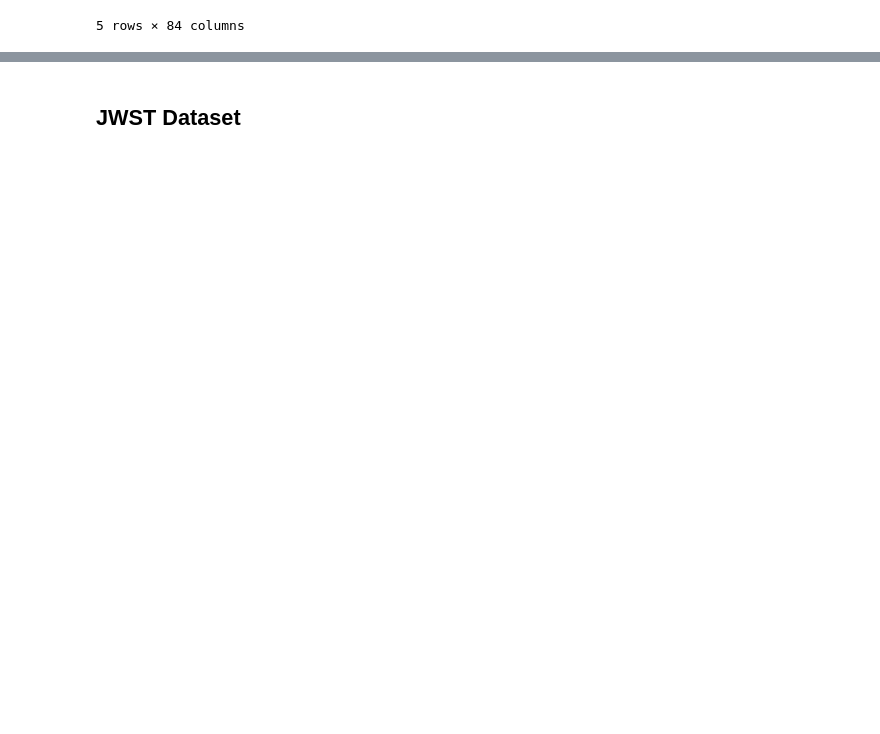
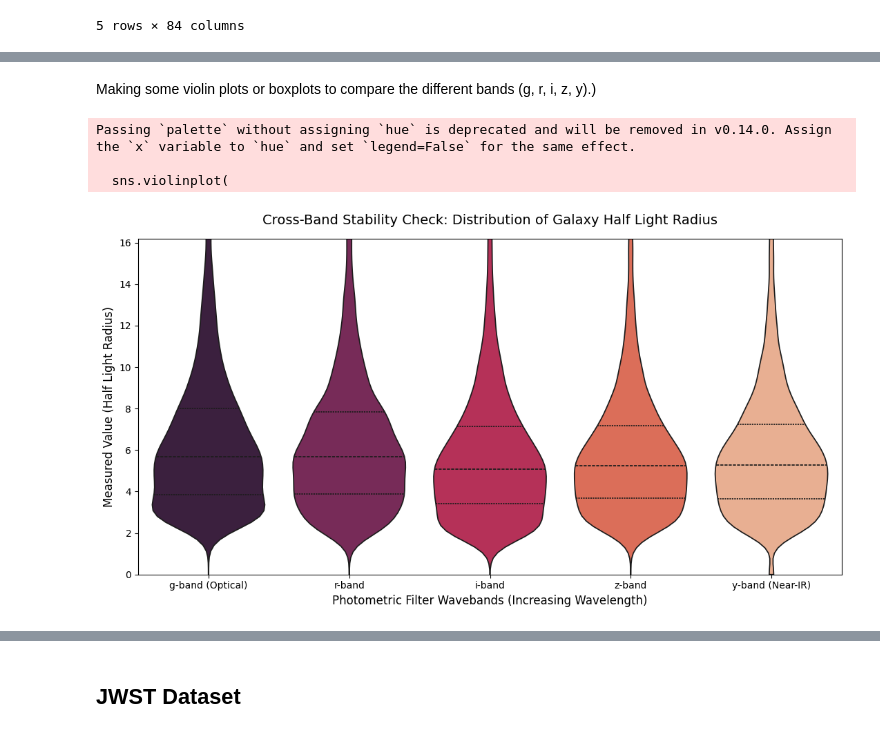
Before and after one commit to MADS-Milestone-2/Galaxy-Classifier, a Jupyter notebook: group-4-first-draft.ipynb, the cells around one changed output, grey strips where cells are left out. Drawn from its saved outputs; the diff is of its cells as text; code cells hidden in the pictures; blank space fills up the shorter version.

```diff
--- a/group-4-first-draft.ipynb
+++ b/group-4-first-draft.ipynb
@@ -210,0 +213,54 @@ images_df.head()
+# %% [markdown]
+Making some violin plots or boxplots to compare the different bands (g, r, i, z, y).)
+# %%
+#'half_light_radius', 'sersic_index', 'ellipticity', 'cmodel_mag'
+feature_to_plot = 'half_light_radius'
+
+band_mapping = {
+    f'g_{feature_to_plot}': 'g-band (Optical)',
+    f'r_{feature_to_plot}': 'r-band',
+    f'i_{feature_to_plot}': 'i-band',
+    f'z_{feature_to_plot}': 'z-band',
+    f'y_{feature_to_plot}': 'y-band (Near-IR)'
+}
+
+#use the band mapping to filter the columns in the dataframe, and only keep those that are present in the dataframe
+valid_columns = [col for col in band_mapping.keys() if col in images_df.columns]
+
+sampled_df = images_df[valid_columns].sample(min(10000, len(images_df)))
+
+# Melt the wide DataFrame into a long-form structure for Seaborn compatibility
+long_df = pd.melt(sampled_df, value_vars=valid_columns, var_name='Filter Band', value_name='Value')
+long_df['Filter Band'] = long_df['Filter Band'].map(band_mapping)
+
+plt.figure(figsize=(11, 6))
+
+# Violin plots show both the box-plot summary stats and the raw kernel density probability
+# violin plots are great for showing the distribution of values across different categories,
+# and they can reveal differences in the shape of the distribution that might not be apparent in box plots alone.
+# The 'inner' parameter set to 'quartile' adds lines for the median and quartiles, while 'cut=0' ensures that the violin shape is limited to the range of observed data,
+# preventing it from extending into areas with no data.
+sns.violinplot(
+    data=long_df,
+    x='Filter Band',
+    y='Value',
+    palette='rocket',
+    inner='quartile',
+    cut=0   #limits the violin shape strictly to observed data min/max
+)
+
+
+y_max = long_df['Value'].quantile(0.98)
+plt.ylim(0, y_max)
+
+clean_title = feature_to_plot.replace('_', ' ').title()
+plt.title(f"Cross-Band Stability Check: Distribution of Galaxy {clean_title}", fontsize=14, pad=15)
+plt.xlabel("Photometric Filter Wavebands (Increasing Wavelength)", fontsize=12)
+plt.ylabel(f"Measured Value ({clean_title})", fontsize=12)
+plt.tight_layout()
+plt.show()
+# %% [output]
+Passing `palette` without assigning `hue` is deprecated and will be removed in v0.14.0. Assign the `x` variable to `hue` and set `legend=False` for the same effect.
+
+  sns.violinplot(
+[figure, added]
```
Also changed, not shown: parts of 17 cells of this notebook, 1 other file.
